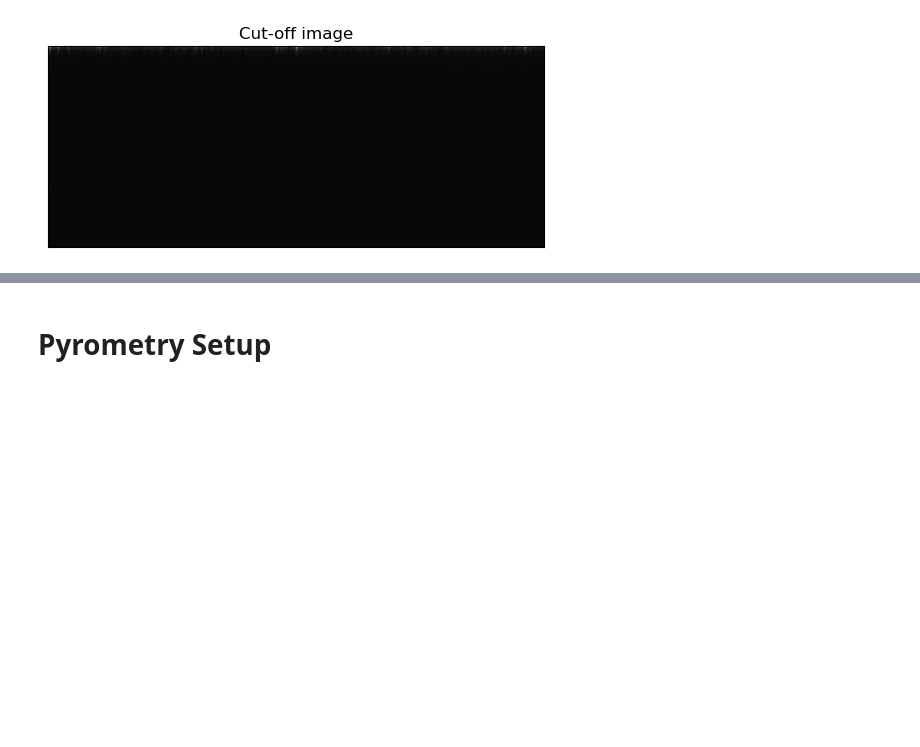
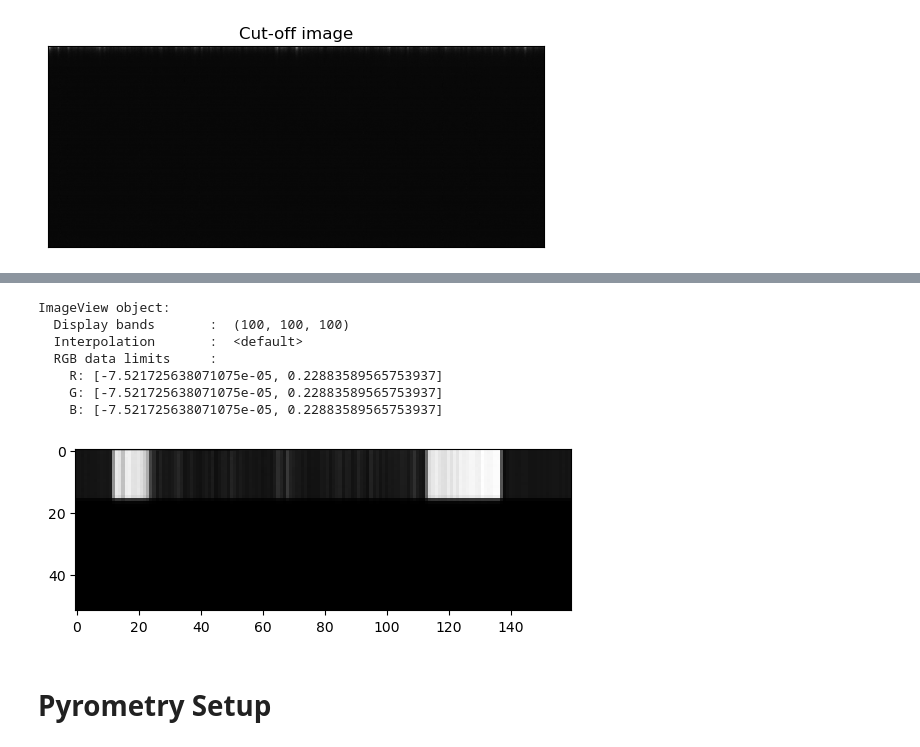
Before and after one commit to NamanJParikh/reu2024-hyperspectral-camera, a Jupyter notebook: analysis/graphite_rod_2_other_ideas.ipynb, the cells around one changed output, grey strips where cells are left out. Saved outputs shown, nothing was run; the diff lists cells and outputs as text; code cells hidden in the pictures; blank space fills up the shorter version.

```diff
--- a/analysis/graphite_rod_2_other_ideas.ipynb
+++ b/analysis/graphite_rod_2_other_ideas.ipynb
@@ -99,3 +153,14 @@ units = text[units_index:text.find(start_id)]
+# %%
+imshow(shrink_image(corrected_data), (100,100,100))
+# %% [output]
+ImageView object:
+  Display bands       :  (100, 100, 100)
+  Interpolation       :  <default>
+  RGB data limits     :
+    R: [-7.521725638071075e-05, 0.22883589565753937]
+    G: [-7.521725638071075e-05, 0.22883589565753937]
+    B: [-7.521725638071075e-05, 0.22883589565753937]
+[figure, added]
 # %% [markdown]
 # Pyrometry Setup
 # %%
```
Also changed, not shown: parts of 5 cells of this notebook, 1 other file.
